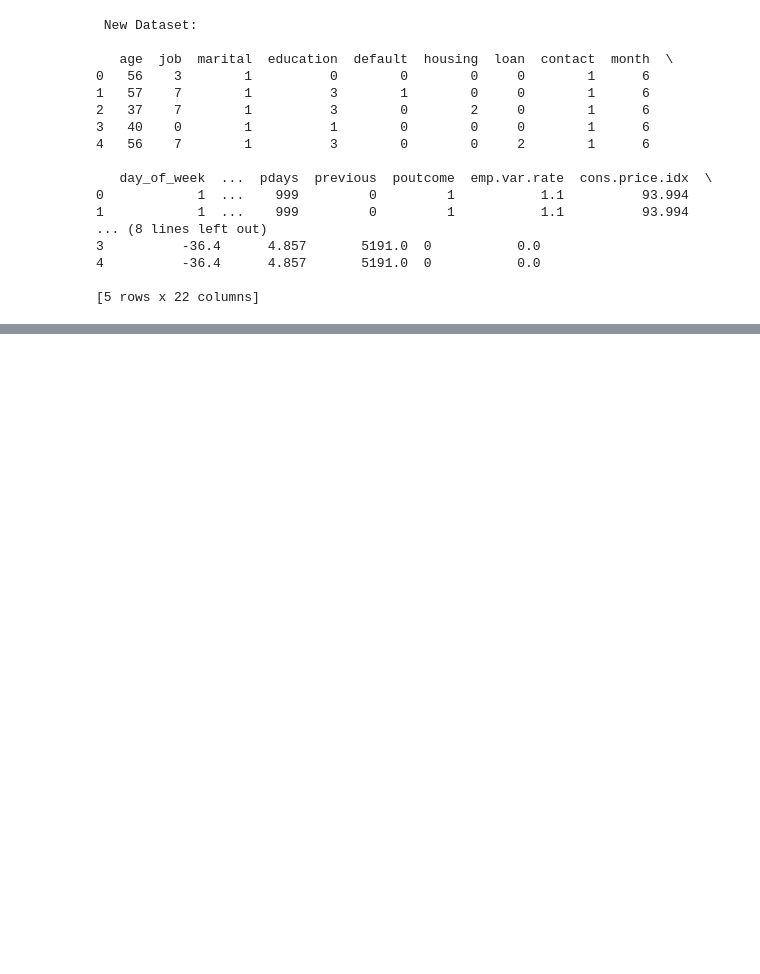
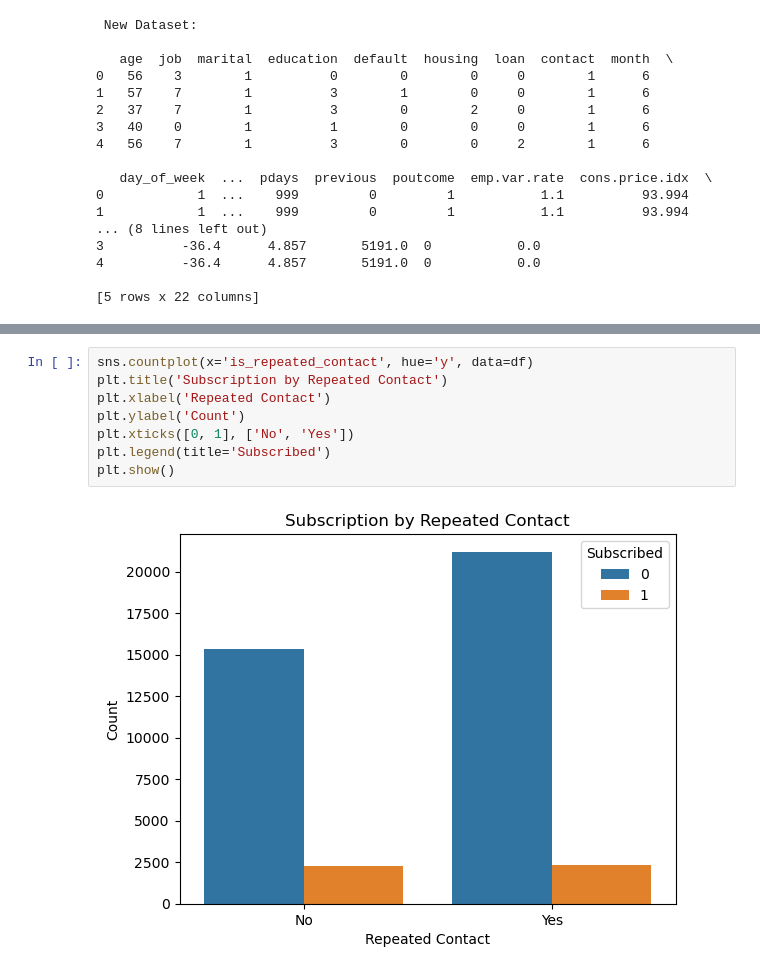
Before and after one commit to AlphaLock/term_deposit, a Jupyter notebook: notebooks/term.ipynb, the cells around one changed output, grey strips where cells are left out. Drawn from its saved outputs; the diff is of its cells as text; blank space fills up the shorter version.

```diff
--- a/notebooks/term.ipynb
+++ b/notebooks/term.ipynb
@@ -191,0 +256,10 @@ print(df.head())
+# %%
+sns.countplot(x='is_repeated_contact', hue='y', data=df)
+plt.title('Subscription by Repeated Contact')
+plt.xlabel('Repeated Contact')
+plt.ylabel('Count')
+plt.xticks([0, 1], ['No', 'Yes'])
+plt.legend(title='Subscribed')
+plt.show()
+# %% [output]
+[figure, added]
```
Also changed, not shown: parts of 4 cells of this notebook.
